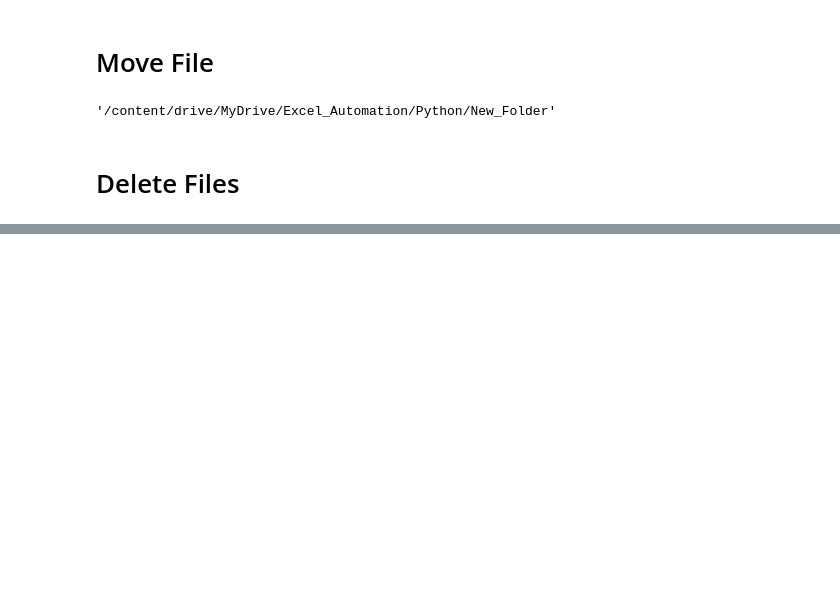
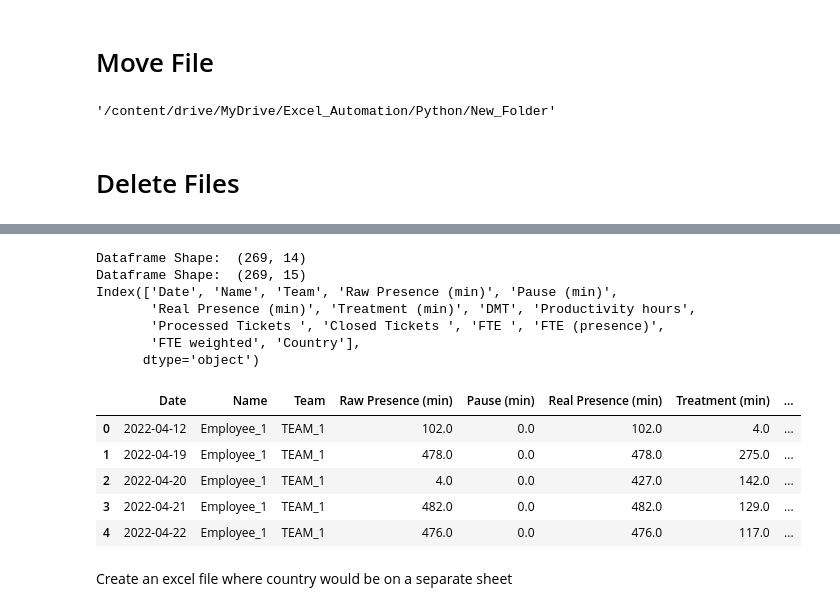
Before and after one commit to lovedatascience1/AcademyPublic, a Jupyter notebook: Files_Manipulation.ipynb, the cells around one changed output, grey strips where cells are left out. Drawn from its saved outputs; the diff is of its cells as text; code cells hidden in the pictures; blank space fills up the shorter version.

```diff
--- a/Files_Manipulation.ipynb
+++ b/Files_Manipulation.ipynb
@@ -122,0 +143,3 @@ os.listdir('.')
+# %%
+# set visible all columns
+pd.set_option('display.max_columns', None)
@@ -122,0 +255,36 @@ os.listdir('.')
+# %%
+# UK
+filename = 'Consolidation_HR/UK.xlsx'
+uk = pd.read_excel(filename, index_col=None, header=0)
+uk = pd.DataFrame(uk)
+
+# check dataframe shape
+print('Dataframe Shape: ', uk.shape)
+
+# add a column 'Country' to diferentiate the data in the consilidated dataframe
+uk['Country']= 'UK'
+
+# check dataframe shape after adding the new column
+print('Dataframe Shape: ', uk.shape)
+
+# uk columns
+print(uk.columns)
+
+# visualize first rows
+uk.head()
+# %% [output]
+Dataframe Shape:  (269, 14)
+Dataframe Shape:  (269, 15)
+Index(['Date', 'Name', 'Team', 'Raw Presence (min)', 'Pause (min)',
+       'Real Presence (min)', 'Treatment (min)', 'DMT', 'Productivity hours',
+       'Processed Tickets ', 'Closed Tickets ', 'FTE ', 'FTE (presence)',
+       'FTE weighted', 'Country'],
+      dtype='object')
+|  | Date | Name | Team | Raw Presence (min) | Pause (min) | Real Presence (min) | Treatment (min) | ... |
+| 0 | 2022-04-12 | Employee_1 | TEAM_1 | 102.0 | 0.0 | 102.0 | 4.0 | ... |
+| 1 | 2022-04-19 | Employee_1 | TEAM_1 | 478.0 | 0.0 | 478.0 | 275.0 | ... |
+| 2 | 2022-04-20 | Employee_1 | TEAM_1 | 4.0 | 0.0 | 427.0 | 142.0 | ... |
+| 3 | 2022-04-21 | Employee_1 | TEAM_1 | 482.0 | 0.0 | 482.0 | 129.0 | ... |
+| 4 | 2022-04-22 | Employee_1 | TEAM_1 | 476.0 | 0.0 | 476.0 | 117.0 | ... |
+# %% [markdown]
+Create an excel file where country would be on a separate sheet
```
Also changed, not shown: parts of 26 cells of this notebook.
